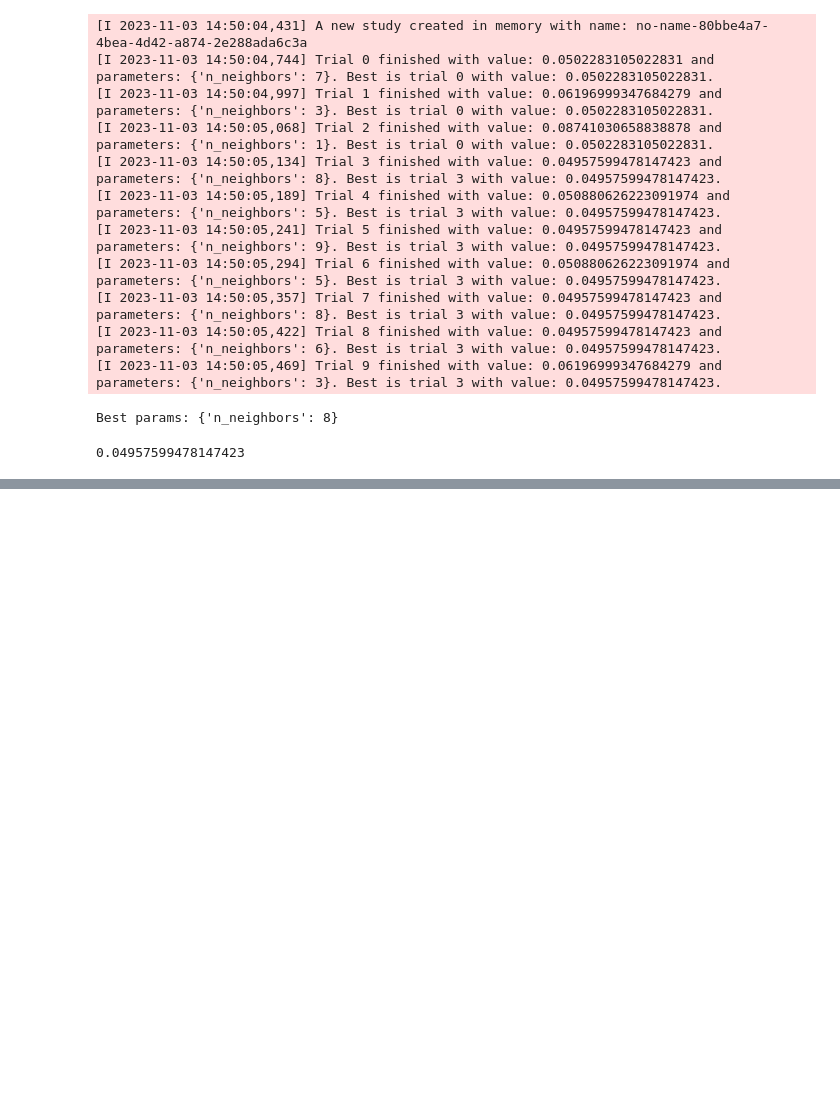
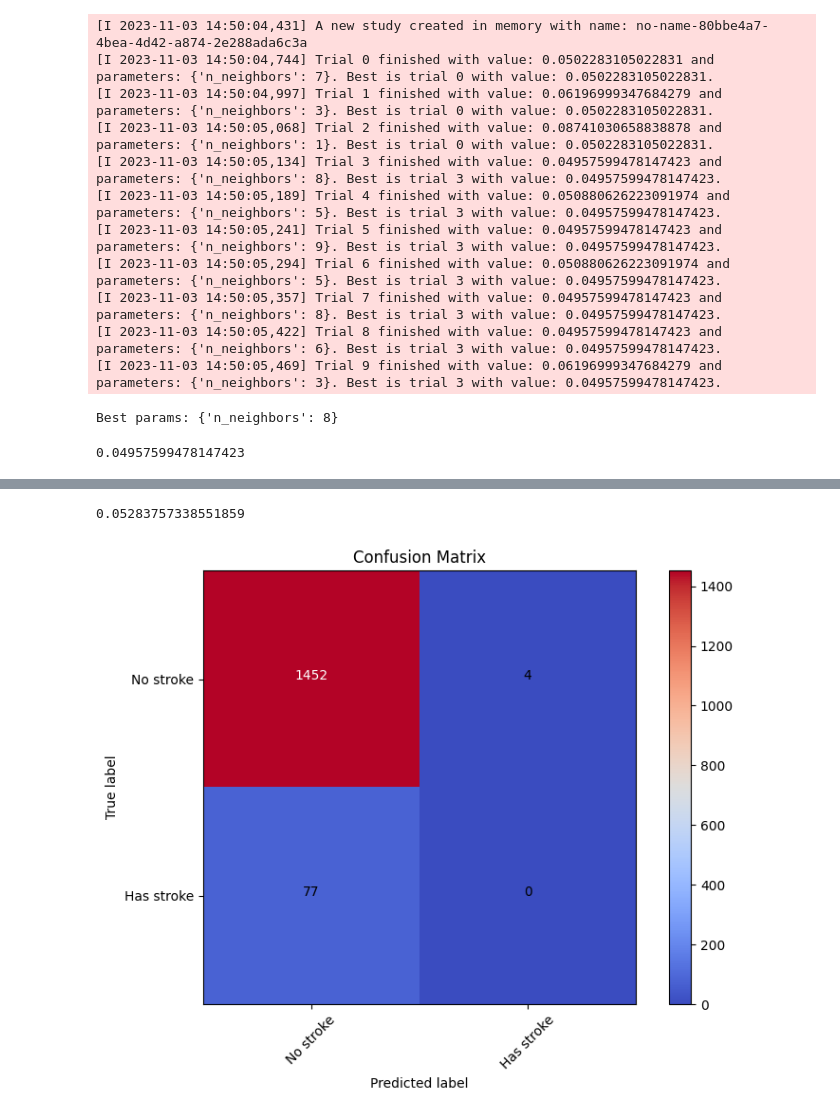
Before and after one commit to alser3217/ml-homework, a Jupyter notebook: task-1/task1.ipynb, the cells around one changed output, grey strips where cells are left out. Drawn from its saved outputs; the diff is of its cells as text; code cells hidden in the pictures; blank space fills up the shorter version.

```diff
--- a/task-1/task1.ipynb
+++ b/task-1/task1.ipynb
@@ -314,0 +508,37 @@ err_test
+# %%
+from sklearn.ensemble import RandomForestClassifier
+from sklearn.metrics import confusion_matrix
+
+random_forest = RandomForestClassifier()
+random_forest.fit(X_train, y_train)
+
+y_predicted = random_forest.predict(X_test)
+err_test = np.mean(y_predicted != y_test)
+
+print(err_test)
+
+matrix = confusion_matrix(y_test, y_predicted)
+
+class_labels = ['No stroke', 'Has stroke']  # Update with your actual class labels
+
+plt.figure(figsize=(8, 6))
+plt.imshow(matrix, interpolation='nearest', cmap='coolwarm')
+plt.title('Confusion Matrix')
+plt.colorbar()
+tick_marks = np.arange(len(class_labels))
+plt.xticks(tick_marks, class_labels, rotation=45)
+plt.yticks(tick_marks, class_labels)
+
+thresh = matrix.max() / 2.0
+for i, j in np.ndindex(matrix.shape):
+    plt.text(j, i, format(matrix[i, j], 'd'),
+             horizontalalignment="center",
+             color="white" if matrix[i, j] > thresh else "black")
+
+plt.ylabel('True label')
+plt.xlabel('Predicted label')
+plt.tight_layout()
+plt.show()
+# %% [output]
+0.05283757338551859
+[figure, added]
```
Also changed, not shown: parts of 16 cells of this notebook.
